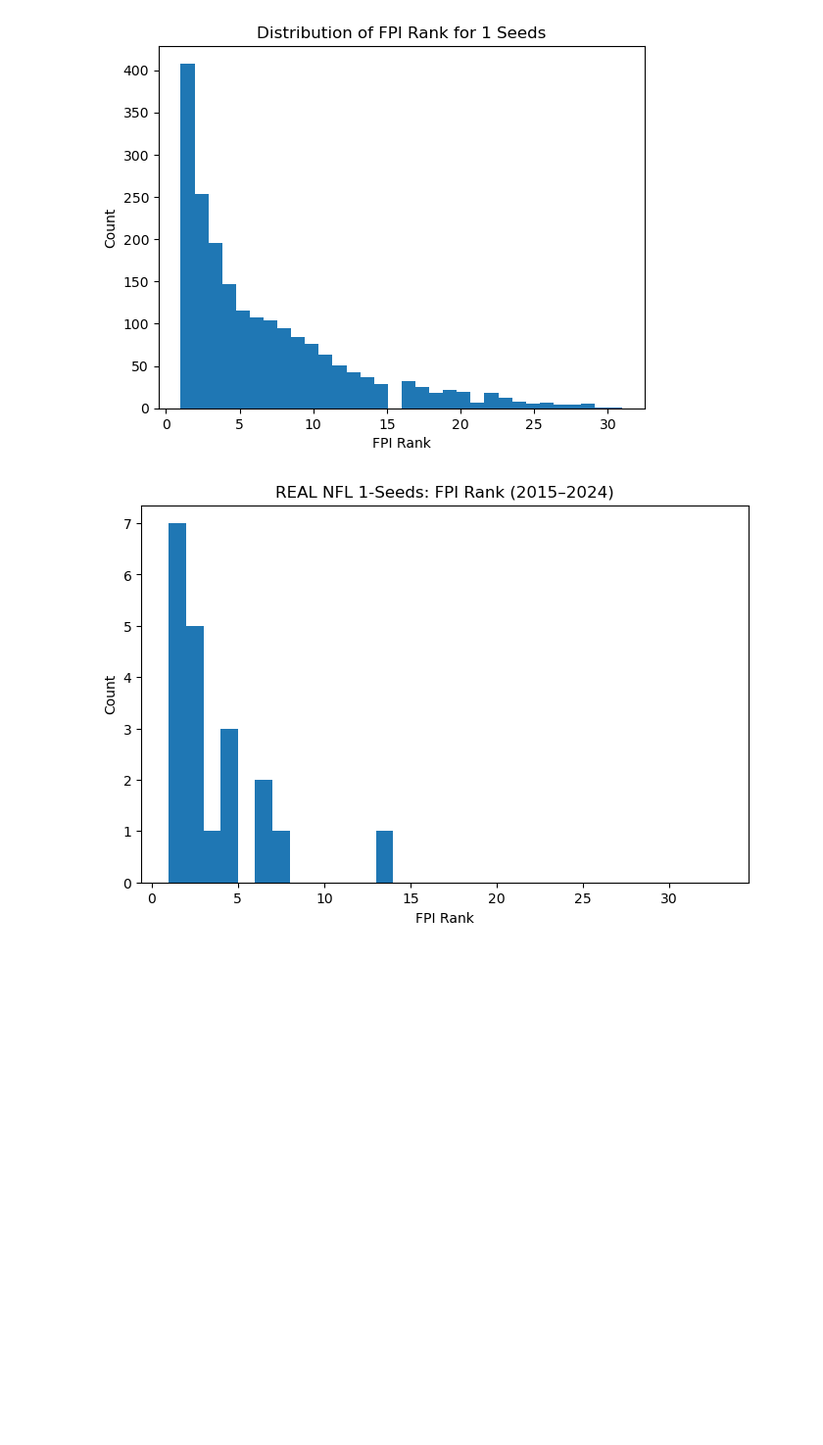
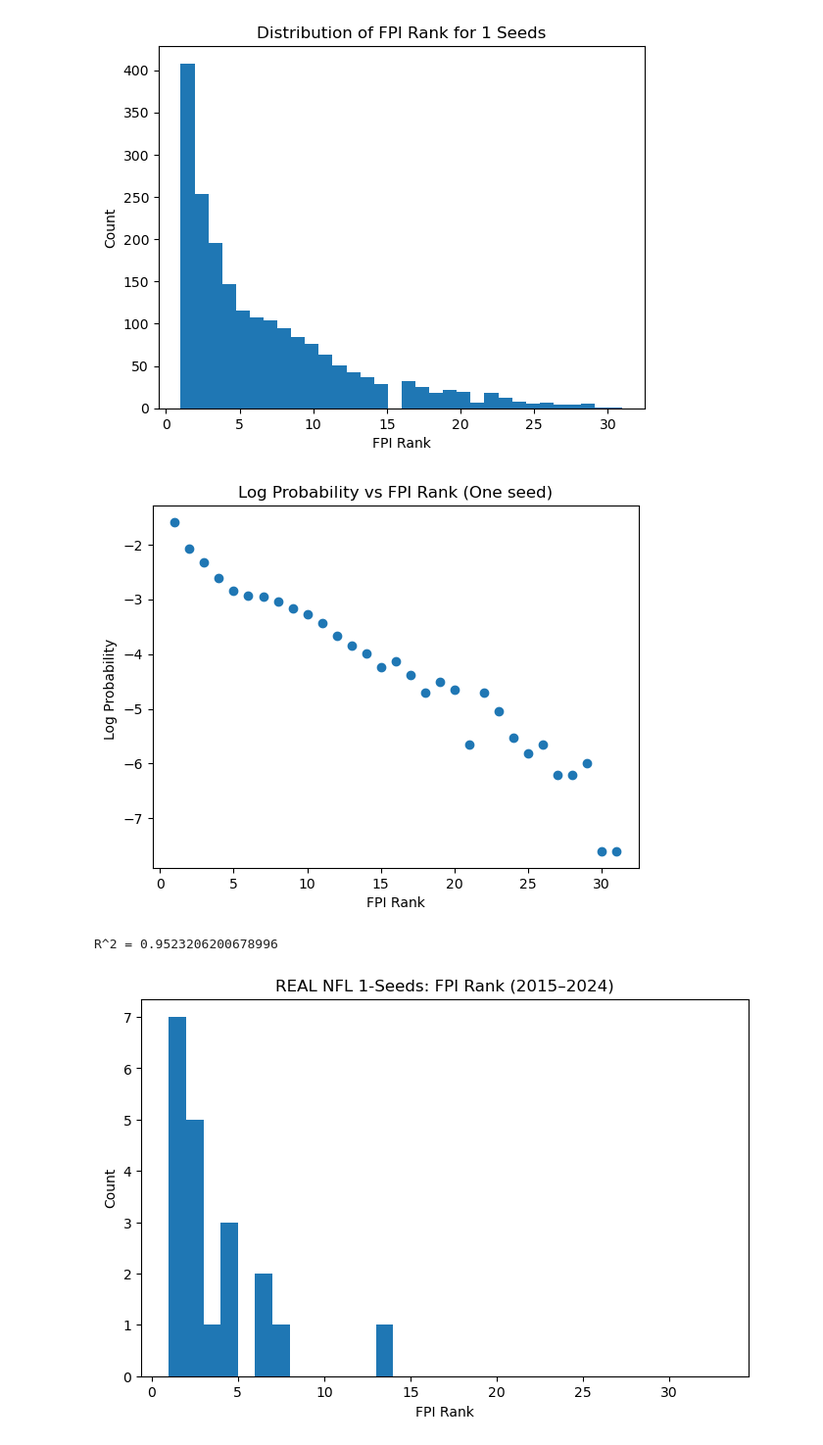
Before and after one commit to lukecharlier-bsu/MATH-401-Luke-Charlier, a Jupyter notebook: Analysis.ipynb, the cells around one changed output. Shown at 98% size. Cells and saved outputs as stored; diff of their text form; code cells hidden in the pictures; blank space fills up the shorter version.

```diff
--- a/Analysis.ipynb
+++ b/Analysis.ipynb
@@ -143,7 +157,7 @@ field_count = Counter()
 for sim_seed in range(1, n + 1):
     results_df, standings_df = simulate_season(df_seeded, schedule_df, seed=sim_seed)
 
-    field, tiebreakers, fpi_winners = playoff_field(standings_df, results_df, mode = "custom") #tie_breaker is just point differential
+    field, tiebreakers, fpi_winners = playoff_field(standings_df, results_df, mode = "total_margin") #tie_breaker is just point differential
 
     tb_counts.update(Counter(tiebreakers))
     fpi_counts.update(Counter(fpi_winners))
@@ -191,5 +266,5 @@ plt.show()
 # %%
-# How well do FPIs predict playoffs?
+# How well does an FPI based model predict playoffs?
 for year in range(2015, 2025):
     schedule = real_schedule_df(year)
     schedule["Home"] = schedule["Home"].replace(corrected_teams)
@@ -223,7 +298,7 @@ for year in range(2015, 2025):
 
     playoff_only_df = (field_prob_df[field_prob_df["Made_Playoffs"] == 1].sort_values("Rank"))
     k = field_prob_df["Made_Playoffs"].sum()
-    ideal_mean = (1 + k) / 2
+    ideal_mean = (k + 1) / 2
     actual_mean = field_prob_df[field_prob_df["Made_Playoffs"] == 1]["Rank"].mean()
     accuracy_score = ideal_mean / actual_mean
 
@@ -281,6 +355,22 @@ plt.show()
 # %% [output]
 Coin flip! _________-----------_____________------------_______________-------- ['New Orleans Saints', 'Tampa Bay Buccaneers']
 [figure]
+# %%
+rank_counts = one_seed_ranks_df["FPI_Rank"].value_counts().sort_index()
+rank_probs = rank_counts / rank_counts.sum()
+
+plt.scatter(rank_probs.index, np.log(rank_probs))
+plt.xlabel("FPI Rank")
+plt.ylabel("Log Probability ")
+plt.title("Log Probability vs FPI Rank (One seed)")
+plt.show()
+
+slope, intercept, r, p, se = linregress(rank_probs.index, np.log(rank_probs))
+
+print("R^2 =", r**2)
+# %% [output]
+[figure, added]
+R^2 = 0.9523206200678996
 # %%
 one_seed_fpi_history = []
 
```
Also changed, not shown: parts of 14 cells of this notebook, 3 other files.
